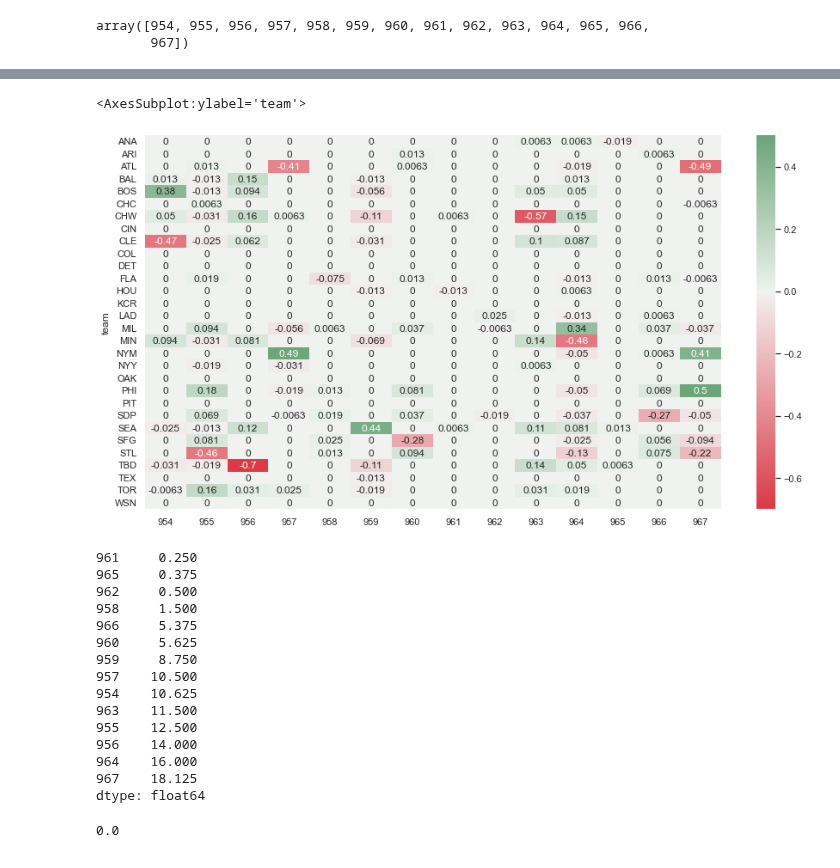
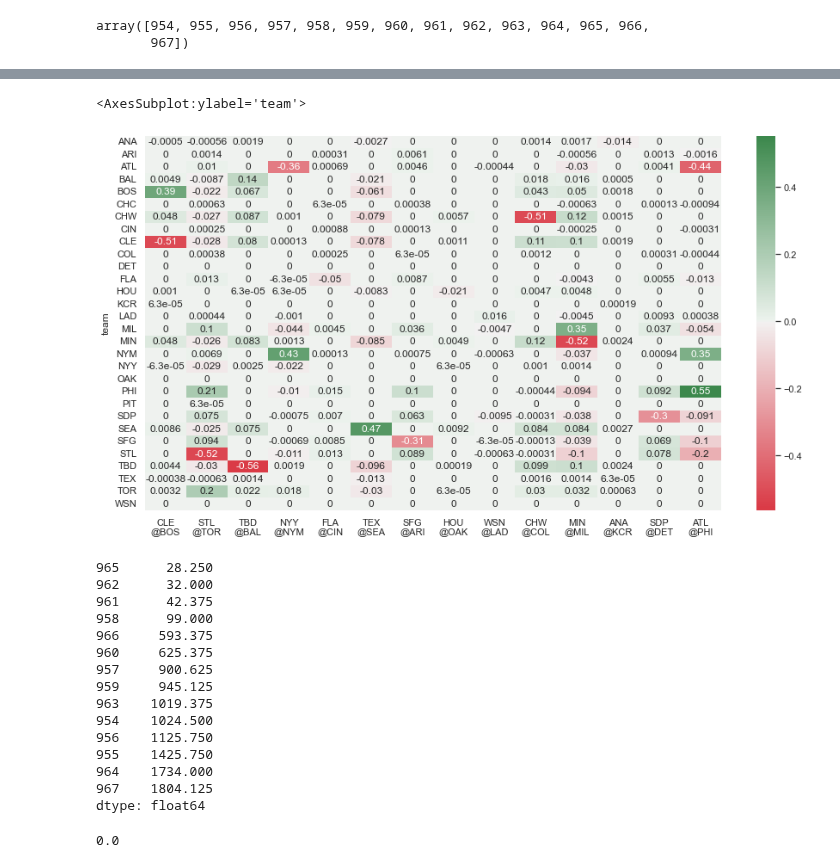
Before and after one commit to sdvinay/baseball_sql, a Jupyter notebook: pandas/playoff_odds_monte_carlo.ipynb, the cells around one changed output, grey strips where cells are left out. Cells and saved outputs as stored; diff of their text form; code cells hidden in the pictures.

```diff
--- a/pandas/playoff_odds_monte_carlo.ipynb
+++ b/pandas/playoff_odds_monte_carlo.ipynb
@@ -579,7 +579,10 @@ game_ids
 array([954, 955, 956, 957, 958, 959, 960, 961, 962, 963, 964, 965, 966,
        967])
 # %%
-num_iterations = 1000
-results = pd.concat([sim_both_ways(game_id, num_iterations) for game_id in game_ids], axis=1)
-results
+results = pd.DataFrame()
+for i in range(6):
+    num_iterations = 10 ** i
+    print(f'Starting {num_iterations} iterations')
+    results = pd.concat([sim_both_ways(game_id, num_iterations) for game_id in game_ids], axis=1)
+    print(results)
 # %% [output]
@@ -603,0 +606,3 @@ results
+# %%
+game_descs = remain.apply(lambda x: f'{x.team2}\n@{x.team1}', axis=1)
+game_descs.to_dict()
@@ -603,0 +627,5 @@ results
+# %%
+for_graphing = results/(num_iterations/100)
+for_graphing = for_graphing.rename(columns=game_descs.to_dict())
+teamwise_leverage = for_graphing.abs().sum(axis=1).sort_values(ascending=False)
+teamwise_leverage
@@ -604,27 +650,27 @@ results
 # %%
 sns.set(rc = {'figure.figsize':(15,8)})
 cmap = sns.diverging_palette(10, 133, as_cmap=True)
-sns.heatmap(results/10, cmap=cmap, annot=True, center=0)
+sns.heatmap(for_graphing, cmap=cmap, annot=True, center=0)
 # %% [output]
 <AxesSubplot:ylabel='team'>
-[figure, old version]
+[figure, new version]
 # %%
 (abs(results)).sum(axis=0).sort_values()
 # %% [output]
-961     0.250
-965     0.375
-962     0.500
-958     1.500
-966     5.375
-960     5.625
-959     8.750
-957    10.500
-954    10.625
-963    11.500
-955    12.500
-956    14.000
-964    16.000
-967    18.125
+965      28.250
+962      32.000
+961      42.375
+958      99.000
+966     593.375
+960     625.375
+957     900.625
+959     945.125
+963    1019.375
+954    1024.500
+956    1125.750
+955    1425.750
+964    1734.000
+967    1804.125
 dtype: float64
 # %%
 results.sum(axis=1).sum()
```
Also changed, not shown: parts of 5 cells of this notebook.
